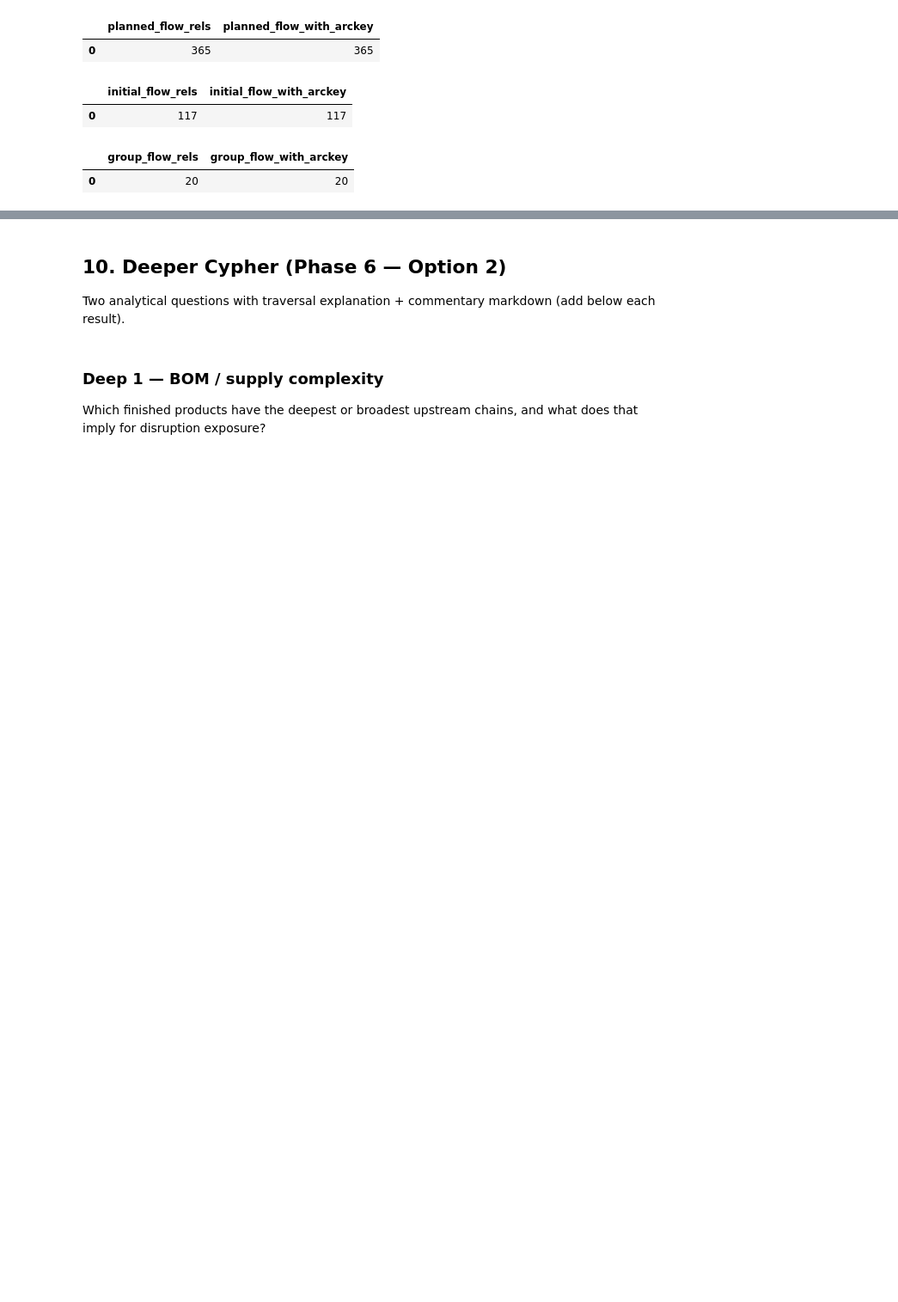
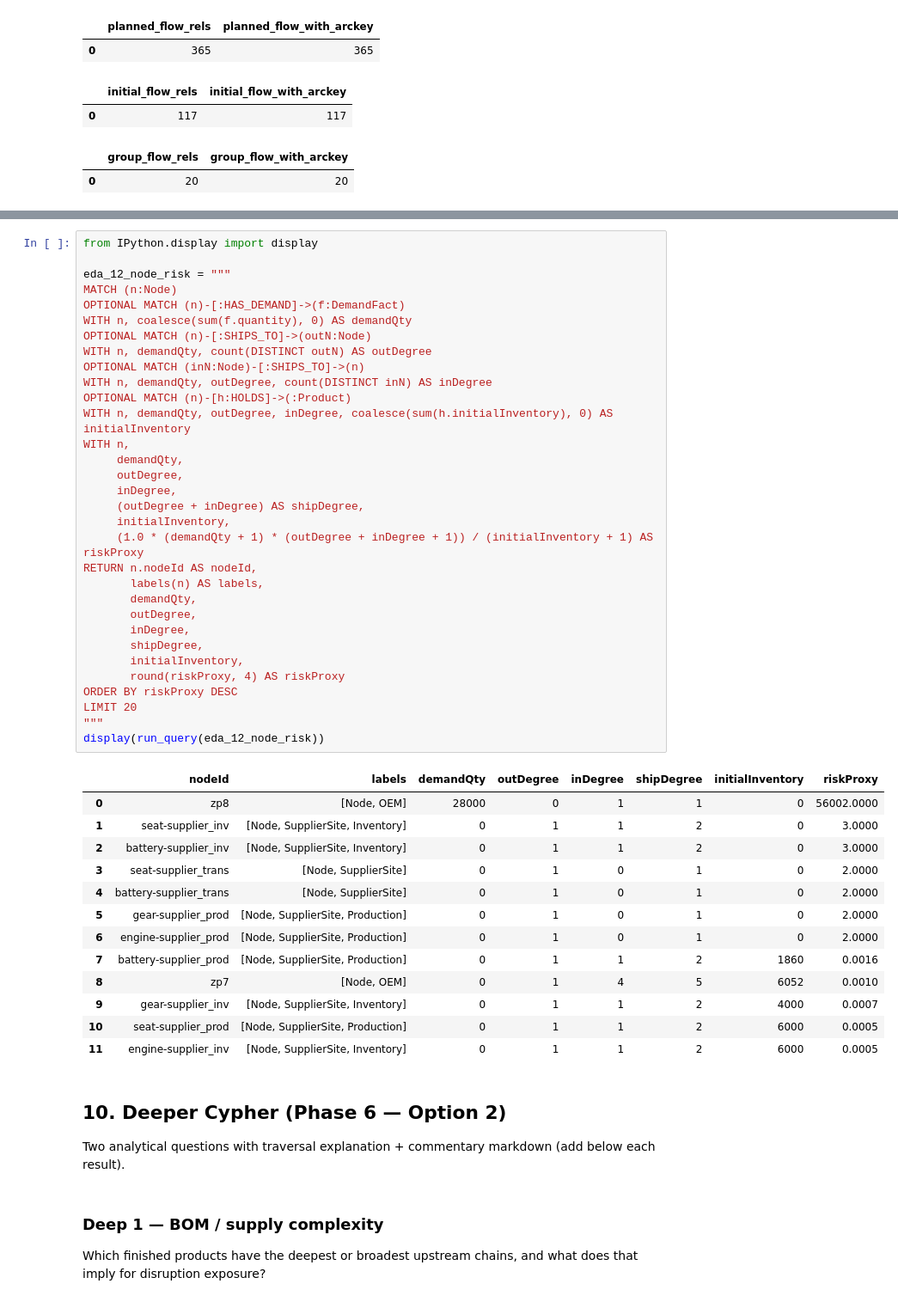
Before and after one commit to PeterMangoro/neo4j, a Jupyter notebook: finalProject/AutomotiveSupplyChain_Work.ipynb, the cells around one changed output, grey strips where cells are left out. Shown at 86% size. Cells and saved outputs as stored; diff of their text form; blank space fills up the shorter version.

```diff
--- a/finalProject/AutomotiveSupplyChain_Work.ipynb
+++ b/finalProject/AutomotiveSupplyChain_Work.ipynb
@@ -1002,3 +1802,49 @@ print(eda_8_cypher)
+# %%
+from IPython.display import display
+
+eda_12_node_risk = """
+MATCH (n:Node)
+OPTIONAL MATCH (n)-[:HAS_DEMAND]->(f:DemandFact)
+WITH n, coalesce(sum(f.quantity), 0) AS demandQty
+OPTIONAL MATCH (n)-[:SHIPS_TO]->(outN:Node)
+WITH n, demandQty, count(DISTINCT outN) AS outDegree
+OPTIONAL MATCH (inN:Node)-[:SHIPS_TO]->(n)
+WITH n, demandQty, outDegree, count(DISTINCT inN) AS inDegree
+OPTIONAL MATCH (n)-[h:HOLDS]->(:Product)
+WITH n, demandQty, outDegree, inDegree, coalesce(sum(h.initialInventory), 0) AS initialInventory
+WITH n,
+     demandQty,
+     outDegree,
+     inDegree,
+     (outDegree + inDegree) AS shipDegree,
+     initialInventory,
+     (1.0 * (demandQty + 1) * (outDegree + inDegree + 1)) / (initialInventory + 1) AS riskProxy
+RETURN n.nodeId AS nodeId,
+       labels(n) AS labels,
+       demandQty,
+       outDegree,
+       inDegree,
+       shipDegree,
+       initialInventory,
+       round(riskProxy, 4) AS riskProxy
+ORDER BY riskProxy DESC
+LIMIT 20
+"""
+display(run_query(eda_12_node_risk))
+# %% [output]
+|  | nodeId | labels | demandQty | outDegree | inDegree | shipDegree | initialInventory | riskProxy |
+| 0 | zp8 | [Node, OEM] | 28000 | 0 | 1 | 1 | 0 | 56002.0000 |
+| 1 | seat-supplier_inv | [Node, SupplierSite, Inventory] | 0 | 1 | 1 | 2 | 0 | 3.0000 |
+| 2 | battery-supplier_inv | [Node, SupplierSite, Inventory] | 0 | 1 | 1 | 2 | 0 | 3.0000 |
+| 3 | seat-supplier_trans | [Node, SupplierSite] | 0 | 1 | 0 | 1 | 0 | 2.0000 |
+| 4 | battery-supplier_trans | [Node, SupplierSite] | 0 | 1 | 0 | 1 | 0 | 2.0000 |
+| 5 | gear-supplier_prod | [Node, SupplierSite, Production] | 0 | 1 | 0 | 1 | 0 | 2.0000 |
+| 6 | engine-supplier_prod | [Node, SupplierSite, Production] | 0 | 1 | 0 | 1 | 0 | 2.0000 |
+| 7 | battery-supplier_prod | [Node, SupplierSite, Production] | 0 | 1 | 1 | 2 | 1860 | 0.0016 |
+| 8 | zp7 | [Node, OEM] | 0 | 1 | 4 | 5 | 6052 | 0.0010 |
+| 9 | gear-supplier_inv | [Node, SupplierSite, Inventory] | 0 | 1 | 1 | 2 | 4000 | 0.0007 |
+| 10 | seat-supplier_prod | [Node, SupplierSite, Production] | 0 | 1 | 1 | 2 | 6000 | 0.0005 |
+| 11 | engine-supplier_inv | [Node, SupplierSite, Inventory] | 0 | 1 | 1 | 2 | 6000 | 0.0005 |
 # %% [markdown]
 ## 10. Deeper Cypher (Phase 6 — Option 2)
 
```
Also changed, not shown: parts of 37 cells of this notebook, 12 other files.
